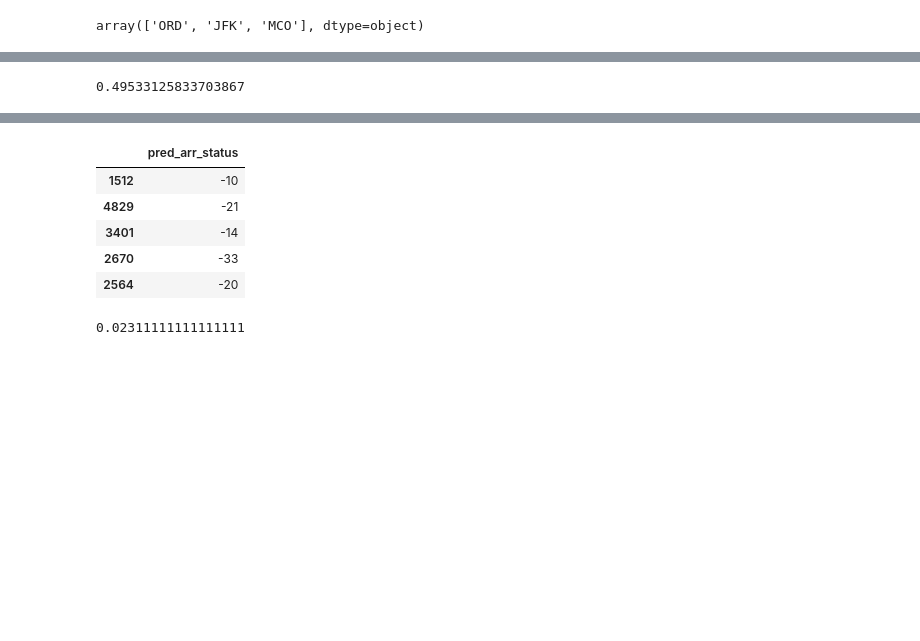
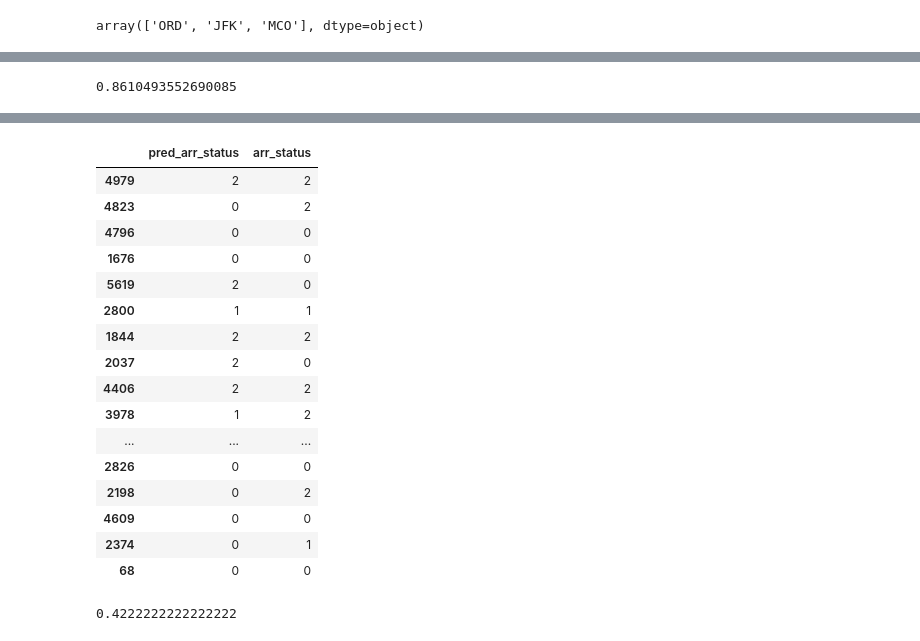
Before and after one commit to melvin1117/flight-predictions, a Jupyter notebook: analysis1.ipynb, the cells around one changed output, grey strips where cells are left out. Cells and saved outputs as stored; diff of their text form; code cells hidden in the pictures; blank space fills up the shorter version.

```diff
--- a/analysis1.ipynb
+++ b/analysis1.ipynb
@@ -285,9 +298,11 @@ su_data['dep_min'] = pd.Categorical(su_data['dep_min'], categories=[i for i in r
 su_data['arr_hour'] = pd.Categorical(su_data['arr_hour'], categories=[i for i in range(24)])
 su_data['arr_day'] = pd.Categorical(su_data['arr_day'], categories=[i for i in range(7)])
 su_data['arr_min'] = pd.Categorical(su_data['arr_min'], categories=[i for i in range(60)])
-su_data['Carrier_Code'] = pd.Categorical(su_data['Carrier_Code'], categories=['AA', 'UA', 'DL', 'B6', 'WN'])
+#su_data['Carrier_Code'] = pd.Categorical(su_data['Carrier_Code'], categories=['AA', 'UA', 'DL', 'B6', 'WN'])
 su_data['Origin_Airport'] = pd.Categorical(su_data['Origin_Airport'], categories=['ORD', 'JFK', 'MCO'])
-# su_data['arr_weather.code'] = pd.Categorical(su_data['arr_weather.code'], categories=[200,201,202,230,231,232,233,300,301,302,500,501,502,511,520,522,600,602,610,611,612,621,622,633,700,711,721,731,741,751,800,801,802,803,804,900])
-# su_data['dep_weather.code'] = pd.Categorical(su_data['dep_weather.code'], categories=[200,201,202,230,231,232,233,300,301,302,500,501,502,511,520,522,600,602,610,611,612,621,622,633,700,711,721,731,741,751,800,801,802,803,804,900])
+su_data['arr_weather.code'] = pd.Categorical(su_data['arr_weather.code'], categories=[200,201,202,230,231,232,233,300,301,302,500,501,502,511,520,522,600,602,610,611,612,621,622,633,700,711,721,731,741,751,800,801,802,803,804,900])
+su_data['dep_weather.code'] = pd.Categorical(su_data['dep_weather.code'], categories=[200,201,202,230,231,232,233,300,301,302,500,501,502,511,520,522,600,602,610,611,612,621,622,633,700,711,721,731,741,751,800,801,802,803,804,900])
+
+su_data.drop(columns=['arr_precip_rate', 'arr_snow_rate', 'dep_precip_rate', 'dep_snow_rate'],inplace = True)
 su_data.columns
 # %% [output]
@@ -334,5 +363,5 @@ Index(['arr_delay', 'arr_status', 'arr_clouds', 'arr_dewpt', 'arr_precip_rate',
 # %%
-X_train, X_test, y_train, y_test = train_test_split(su_data.drop(columns = ['arr_delay']), su_data['arr_delay'], test_size=0.2, random_state=50)
+X_train, X_test, y_train, y_test = train_test_split(su_data.drop(columns = ['arr_status']), su_data['arr_status'],stratify = su_data['arr_status'], test_size=0.2, random_state=50)
 # In the above split the stratify = y essentially makes sure the fractions of the classification is maintained
 X_train
 X_test
@@ -381,8 +410,8 @@ Name: arr_delay, Length: 1125, dtype: int64
 # %%
-y = X_train['arr_status']
-u = X_test['arr_status']
-X_train.drop(columns=['arr_status'], inplace=True)
-X_test.drop(columns=['arr_status'], inplace=True)
+# y = X_train['arr_status']
+# u = X_test['arr_status']
+# X_train.drop(columns=['arr_status'], inplace=True)
+# X_test.drop(columns=['arr_status'], inplace=True)
 # %%
 from sklearn.preprocessing import StandardScaler
 sc = StandardScaler()
@@ -446,8 +475,8 @@ Name: arr_delay, Length: 1125, dtype: int64
 # %%
 #model = LogisticRegression(fit_intercept = True, solver='newton-cg', multi_class = 'multinomial', penalty = 'none', max_iter = 1000)
-# model = LogisticRegression(fit_intercept = True, solver='lbfgs', multi_class = 'ovr', penalty = 'none', max_iter = 1000)
+model = LogisticRegression(fit_intercept = True, solver='lbfgs', multi_class = 'ovr', penalty = 'none', max_iter = 1000)
 # model = LogisticRegression(fit_intercept = True, solver='lbfgs', multi_class = 'multinomial', penalty = None, max_iter = 1000)
-model = LinearRegression(fit_intercept = True)
+#model = LinearRegression(fit_intercept = True)
 # model = LogisticRegression(fit_intercept = True, solver='newton-cg', multi_class = 'multinomial', penalty = 'none', max_iter = 10000)
 
 # While using multiclass case do multi_class = 'ovr' or 'auto'; can also try other solvers
@@ -497,8 +557,9 @@ clf = clf.fit(X_train, y_train)
 clf.score(X_train, y_train)
 
 clf.feature_importances_
-test_output = pd.DataFrame(clf.predict(X_test), index = X_test.index, columns = ['pred_arr_status'])
-test_output.head()
+linear_reg_output = pd.DataFrame(clf.predict(X_test), index = X_test.index, columns = ['pred_arr_status'])
+linear_reg_output = linear_reg_output.merge(y_test, left_index = True, right_index = True)
+linear_reg_output.head(20)
 clf.score(X_test, y_test)
 # %% [output]
-0.49533125833703867
+0.8610493552690085
@@ -522,7 +583,18 @@ array([0.0354385 , 0.0608378 , 0.00349943, 0.05204268, 0.05399183,
-|  | pred_arr_status |
-| 1512 | -10 |
-| 4829 | -21 |
-| 3401 | -14 |
-| 2670 | -33 |
-| 2564 | -20 |
+|  | pred_arr_status | arr_status |
+| 4979 | 2 | 2 |
+| 4823 | 0 | 2 |
+| 4796 | 0 | 0 |
+| 1676 | 0 | 0 |
+| 5619 | 2 | 0 |
+| 2800 | 1 | 1 |
+| 1844 | 2 | 2 |
+| 2037 | 2 | 0 |
+| 4406 | 2 | 2 |
+| 3978 | 1 | 2 |
+| ... | ... | ... |
+| 2826 | 0 | 0 |
+| 2198 | 0 | 2 |
+| 4609 | 0 | 0 |
+| 2374 | 0 | 1 |
+| 68 | 0 | 0 |
-0.02311111111111111
+0.4222222222222222
```
Also changed, not shown: parts of 28 cells of this notebook, 21 other files.
